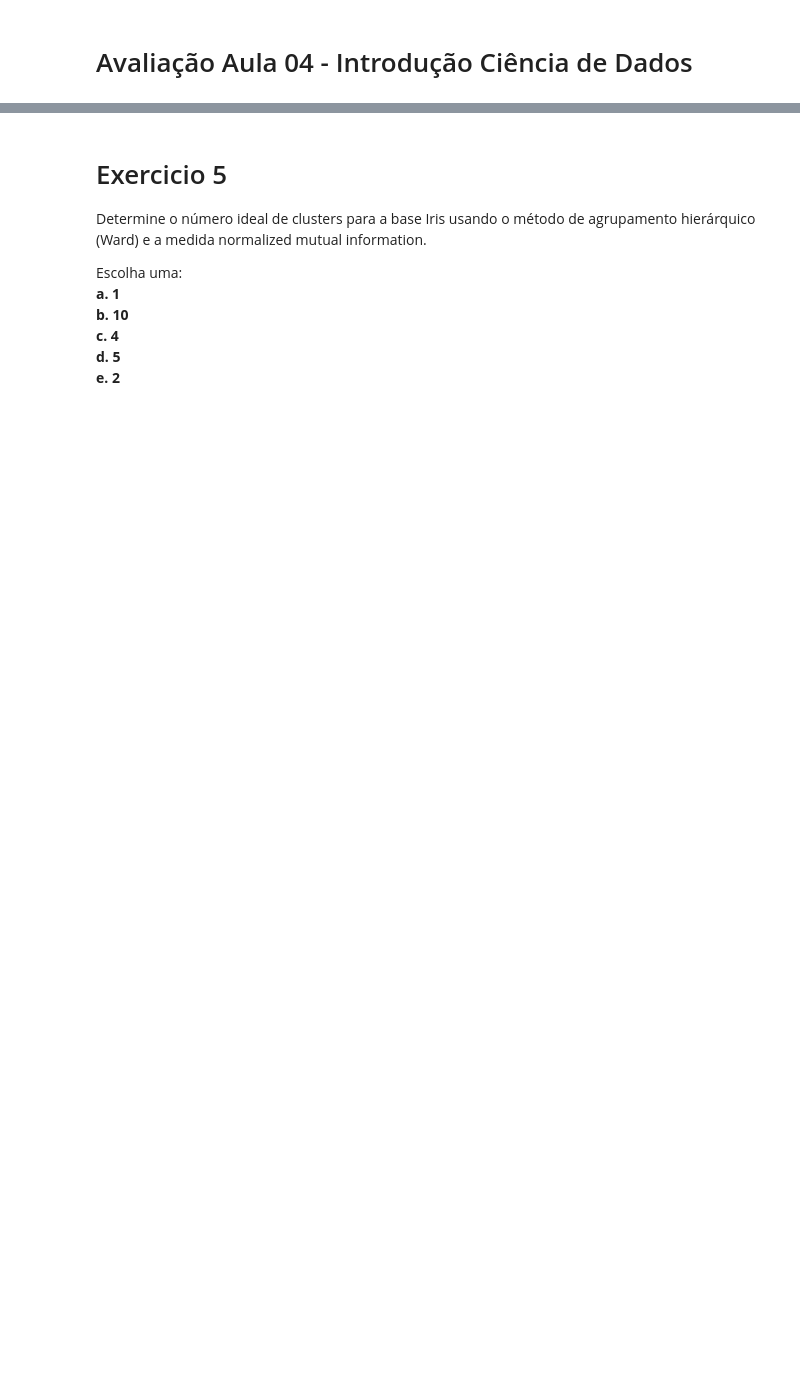
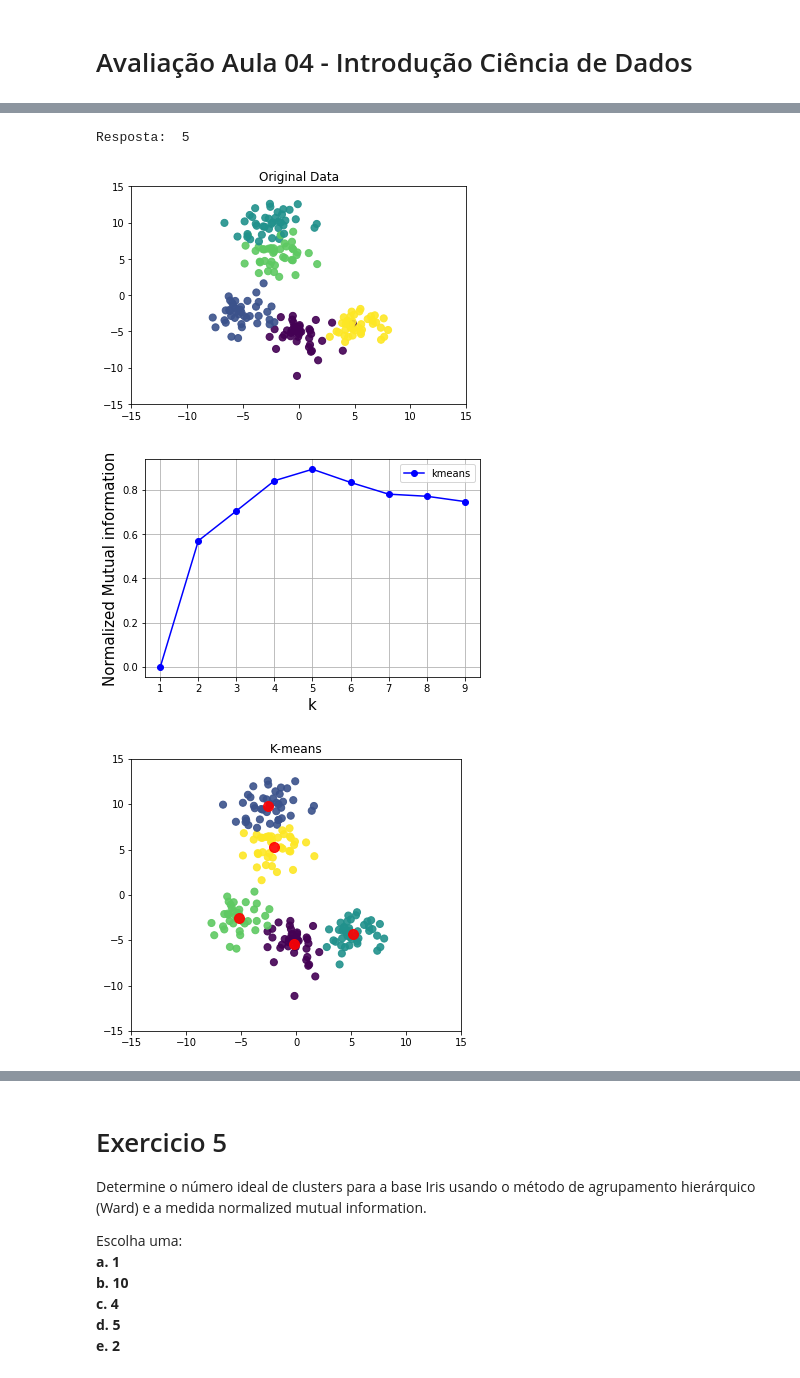
Before and after one commit to beniciosa68/MBA-USP-DS, a Jupyter notebook: 01.Introducao-DS/Aula04/Avaliacao.ipynb, the cells around one changed output, grey strips where cells are left out. Drawn from its saved outputs; the diff is of its cells as text; code cells hidden in the pictures; blank space fills up the shorter version.

```diff
--- a/01.Introducao-DS/Aula04/Avaliacao.ipynb
+++ b/01.Introducao-DS/Aula04/Avaliacao.ipynb
@@ -32,6 +30,72 @@ Escolha uma:<br>
 <b>c. 5</b> <br>
 <b>d. 2</b> <br>
 <b>e. 8</b> <br>
+# %%
+from sklearn.datasets import make_blobs
+from sklearn.cluster import KMeans
+from sklearn.metrics.cluster import adjusted_rand_score, normalized_mutual_info_score
+from sklearn import cluster
+
+import numpy as np
+np.random.seed(10)
+
+import numpy as np
+import matplotlib.pyplot as plt
+
+
+print("Resposta: ", '5')
+
+#create blobs
+k = 5
+n=200
+data = make_blobs(n_samples=n, n_features=2, centers=k, cluster_std=1.5, random_state=50)
+X = data[0]
+labels = data[1]
+plt.scatter(X[:,0], X[:,1], c=labels, cmap='viridis', s=50, alpha=0.9)
+plt.xlim(-15,15)
+plt.ylim(-15,15)
+plt.title('Original Data')
+plt.show(True)
+
+NMI_km = []
+NMI_hr = []
+K = range(1,10)
+
+for i in K:
+    kmeans = KMeans(n_clusters=i)
+    kmeans.fit(X)
+    y_km = kmeans.fit_predict(X)
+    NMI_km.append(normalized_mutual_info_score(y_km, data[1], average_method='arithmetic'))
+    clustering = cluster.AgglomerativeClustering(n_clusters=i, linkage='ward')
+    y_hr = clustering.fit_predict(X)
+    NMI_hr.append(normalized_mutual_info_score(y_hr, data[1], average_method='arithmetic'))
+
+plt.plot(K, NMI_km, '-bo', label = 'kmeans')
+#plt.plot(K, NMI_hr, '-ro', label = 'hierarchical (Ward)')
+plt.xlabel('k', fontsize = 15)
+plt.ylabel('Normalized Mutual information', fontsize = 15)
+plt.grid(True)
+plt.legend()
+plt.show()
+
+kmeans = KMeans(n_clusters=k)
+kmeans.fit(X)
+y_km = kmeans.fit_predict(X)
+plt.figure(figsize=(13,5))
+plt.subplot(1, 2, 1)
+plt.scatter(X[:,0], X[:,1], c=y_km, cmap='viridis', s=50, alpha=0.9)
+plt.xlim(-15,15)
+plt.ylim(-15,15)
+plt.title('K-means')
+centers = kmeans.cluster_centers_
+plt.scatter(centers[:, 0], centers[:, 1], c='red', s=100, alpha=0.9);
+
+plt.show(True)
+# %% [output]
+Resposta:  5
+[figure, added]
+[figure, added]
+[figure, added]
 # %% [markdown]
 # Exercicio 2
 
```
Also changed, not shown: parts of 8 cells of this notebook, 23 other files.
